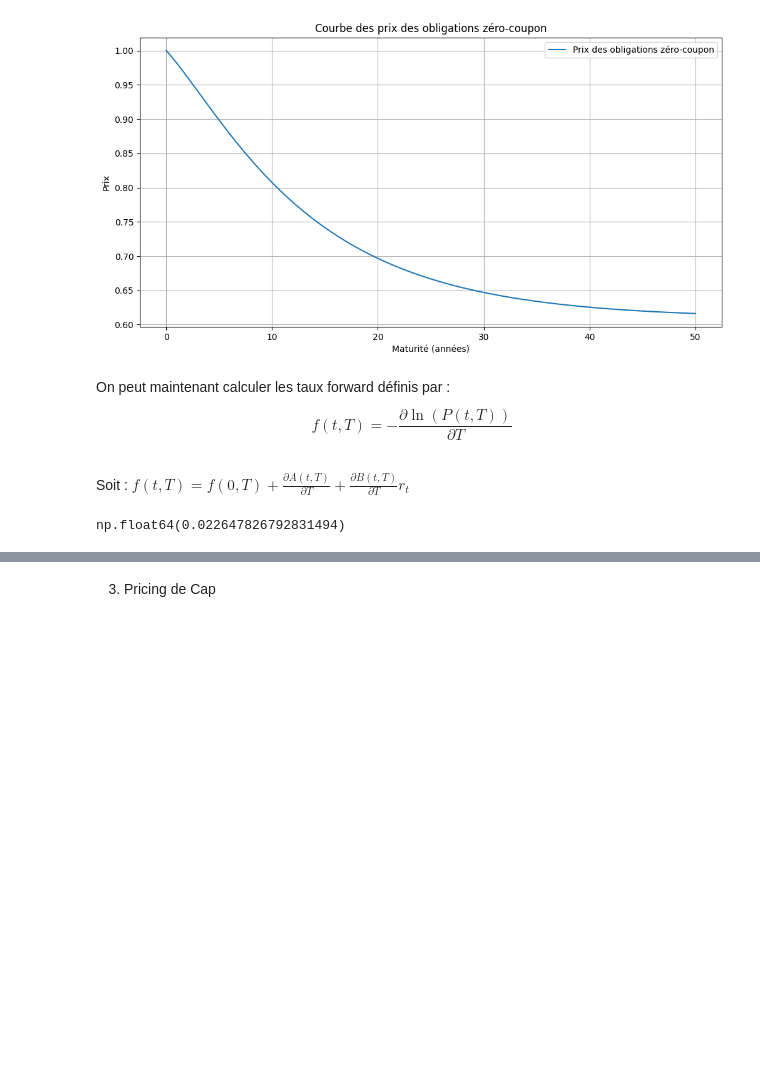
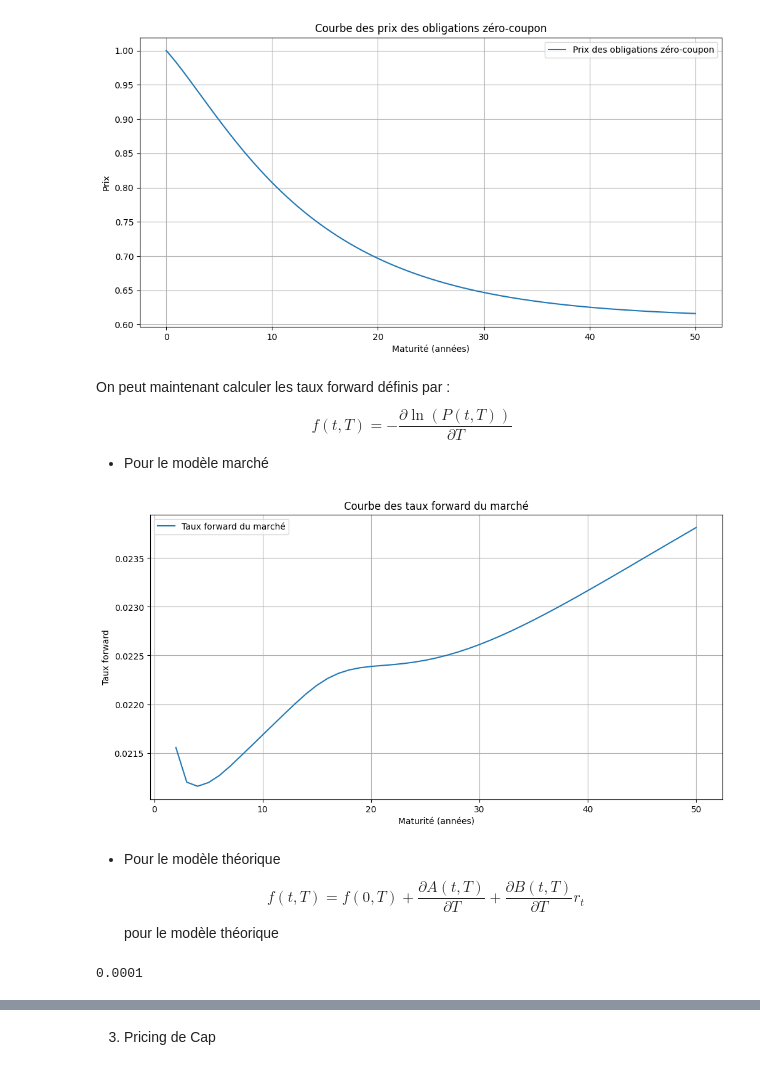
Before and after one commit to massine-djn/StatApp_GSE, a Jupyter notebook: main.ipynb, the cells around one changed output, grey strips where cells are left out. Cells and saved outputs as stored; diff of their text form; code cells hidden in the pictures; blank space fills up the shorter version.

```diff
--- a/main.ipynb
+++ b/main.ipynb
@@ -470,7 +501,30 @@ On peut maintenant calculer les taux forward définis par :
 $$
 f(t,T) = -\frac{\partial \ln(P(t,T))}{\partial T}
 $$
-Soit : $ f(t,T) = f(0,T) + \frac{\partial A(t,T)}{\partial T} + \frac{\partial B(t,T)}{\partial T}r_t $
+ - Pour le modèle marché
+# %%
+def forward_rate_marche(t,T):
+    fwr_m = (-np.log(prices_zero_coupon_marche[T])+np.log(prices_zero_coupon_marche[t]))/(T-t)
+    return fwr_m
+# Calcul des taux forward du marché f(1,T)
+forward_rates_marche = {T : forward_rate_marche(1, T) for T in range(2, 51)}
+# Affichage des résultats
+plt.figure(figsize=(12, 6))
+plt.plot(forward_rates_marche.keys(), forward_rates_marche.values(), label='Taux forward du marché')
+plt.xlabel('Maturité (années)')
+plt.ylabel('Taux forward')
+plt.legend()
+plt.title('Courbe des taux forward du marché')
+plt.grid()
+plt.show()
+# %% [output]
+[figure, added]
+# %% [markdown]
+- Pour le modèle théorique
+$$
+f(t,T) = f(0,T) + \frac{\partial A(t,T)}{\partial T} + \frac{\partial B(t,T)}{\partial T}r_t
+$$
+pour le modèle théorique
 # %%
 # Dérivée partielle de Vx par rapport à T
 def dvar_x_dT(T_minus_t, a, sigma):
@@ -519,6 +573,6 @@ def forward_rate_G2pp(t, T, a, b, sigma, eta, rho, r, f_0_T):
 t = 2  # Instant présent
 T = 5  # Maturité en années
 f_0_T = df_forward_rates.loc[df_forward_rates["Maturité"] == T, "Taux Forward f(0,T)"].values
-forward_rate_G2pp(10,50,a,b,sigma,eta,rho,r,f_0_T)[0]
+forward_rate_G2pp(3,4,a,b,sigma,eta,rho,r,f_0_T)
 # %% [output]
-np.float64(0.022647826792831494)
+0.0001
```
Also changed, not shown: parts of 11 cells of this notebook.
